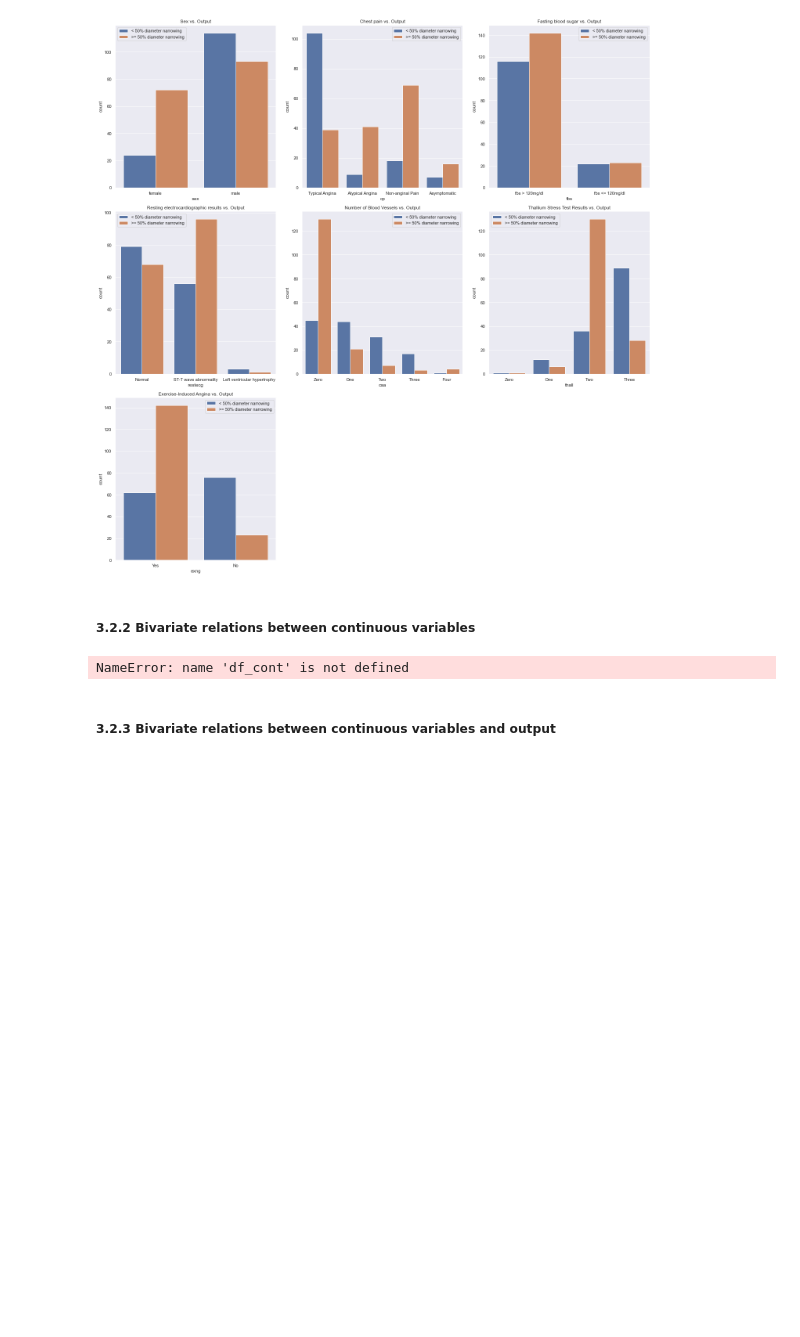
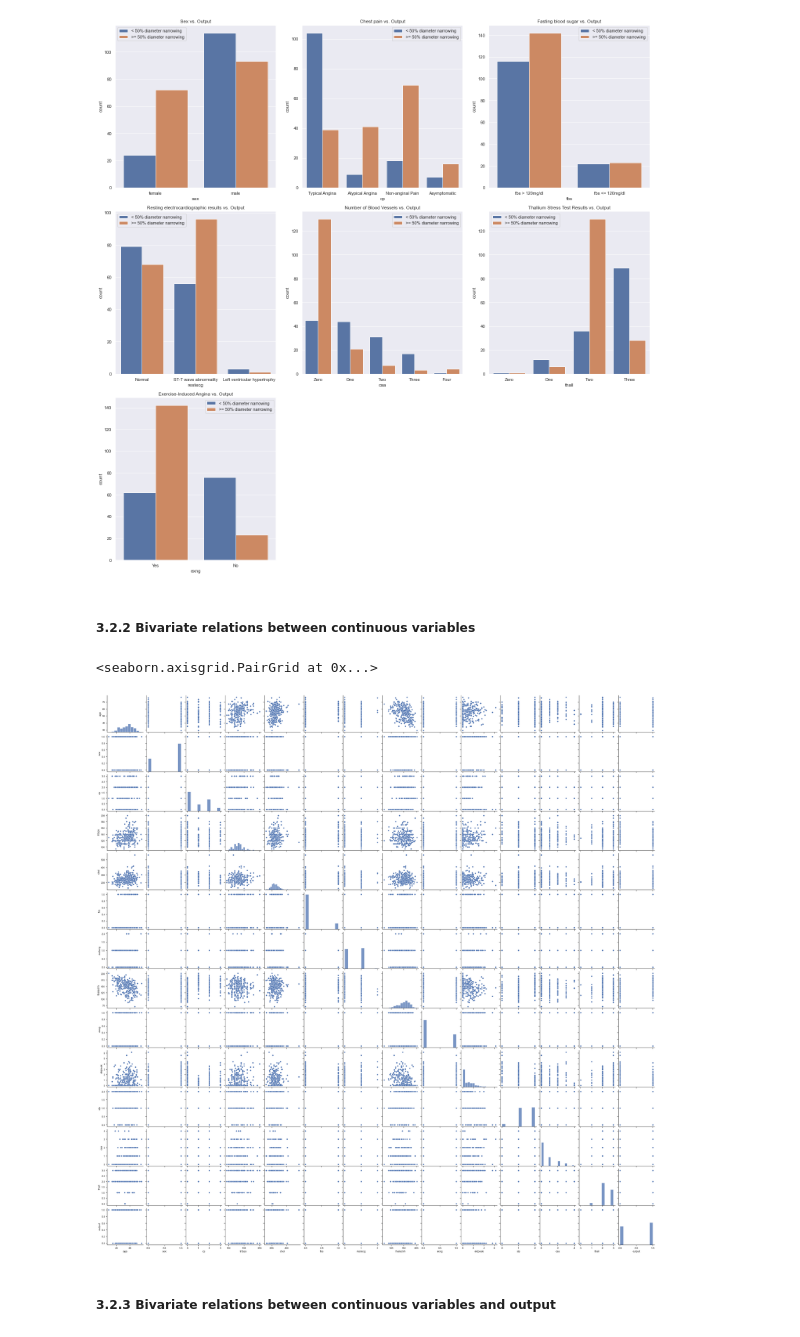
Before and after one commit to ArBlaze/Heart-Attack-EDA, a Jupyter notebook: Heart Attack EDA.ipynb, the cells around one changed output. Saved outputs shown, nothing was run; the diff lists cells and outputs as text; code cells hidden in the pictures; blank space fills up the shorter version.

```diff
--- a/Heart Attack EDA.ipynb
+++ b/Heart Attack EDA.ipynb
@@ -364,9 +364,10 @@ fig.delaxes(ax[2,2])
 ##### 3.2.2 Bivariate relations between continuous variables
 # %%
 sns.set_theme(style="ticks")
-sns.pairplot(df_cont)
+sns.pairplot(df)
 # %% [output]
-NameError: name 'df_cont' is not defined
+<seaborn.axisgrid.PairGrid at 0x...>
+[figure, added]
 # %% [markdown]
 ##### 3.2.3 Bivariate relations between continuous variables and output
 # %%
```
Also changed, not shown: parts of 1 cell of this notebook.
